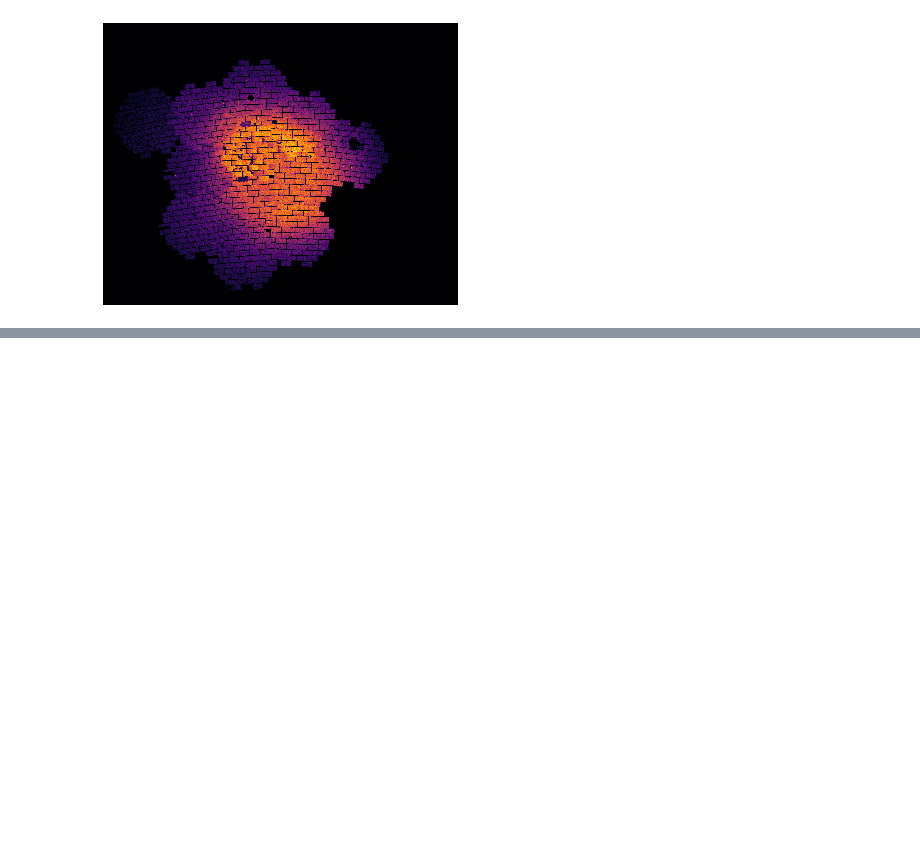
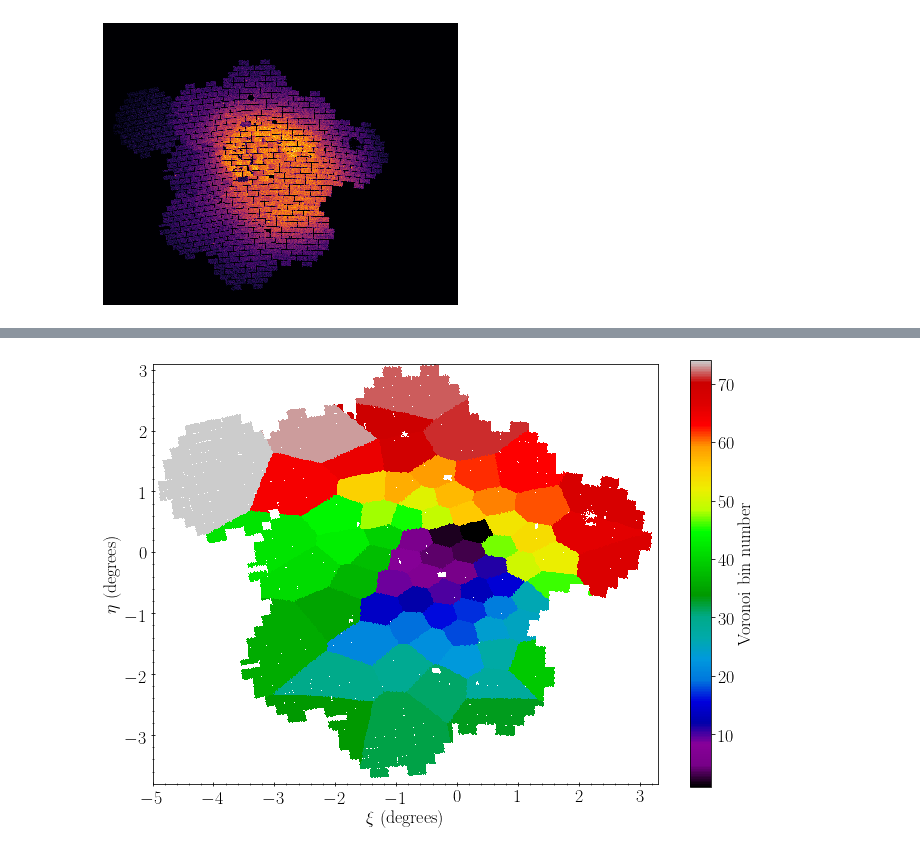
Before and after one commit to pmassana/sfh_codes, a Jupyter notebook: Exploration_Notebook.ipynb, the cells around one changed output, grey strips where cells are left out. Cells and saved outputs as stored; diff of their text form; code cells hidden in the pictures; blank space fills up the shorter version.

```diff
--- a/Exploration_Notebook.ipynb
+++ b/Exploration_Notebook.ipynb
@@ -174,0 +215,39 @@ print(SMC_centre.ra.deg, SMC_centre.dec.deg)
+# %%
+plt.rc('text', usetex=True)
+plt.rc('font', family='serif')
+plt.rcParams.update({'font.size':18})
+
+fig = plt.figure(1,figsize=(10,7))
+ax = fig.add_subplot(111)
+
+scale = hp.nside2resol(nside, arcmin=True)/60.
+top = -(scale) * (ysize/2.)
+bottom =  (scale) * (ysize/2.)
+left = -(scale) * (xsize/2.)
+right = (scale) * (xsize/2.)
+
+#arcmin2 = 1./hp.nside2resol(2**power, arcmin=True)
+
+array_map_voronoi[array_map_voronoi==0.] = np.nan
+mappable = ax.imshow(array_map_voronoi, origin='lower', cmap='nipy_spectral', extent=[left, right, top, bottom])
+#ax.grid(True, zorder=2)
+cb = plt.colorbar(mappable, label = 'Voronoi bin number')
+
+#circle_2 = patches.Circle((0,0), radius=2, fill=False, ls='--', ec='silver', lw=2.5)
+#ax.add_patch(circle_2)
+#circle_4 = patches.Circle((0,0), radius=4, fill=False, ls='--', ec='silver', lw=2.5)
+#ax.add_patch(circle_4)
+#ax.annotate('2$^{\circ}$', (1.8,-1.2))
+#ax.annotate('4$^{\circ}$', (2.7,-3.2))
+
+ax.set_xlabel(r'$\xi$ (degrees)')
+ax.set_ylabel(r'$\eta$ (degrees)')
+ax.set_xlim(-5,3.3)
+ax.set_ylim(-3.8, 3.1)
+ax.minorticks_on()
+ax.tick_params(which='both', direction='inout')
+
+fig.tight_layout()
+fig.savefig('/home/polmassana/Documents/PhD/SFH/SMC_test5_field/voronoi_map.pdf')
+# %% [output]
+[figure, added]
```
Also changed, not shown: parts of 16 cells of this notebook.
